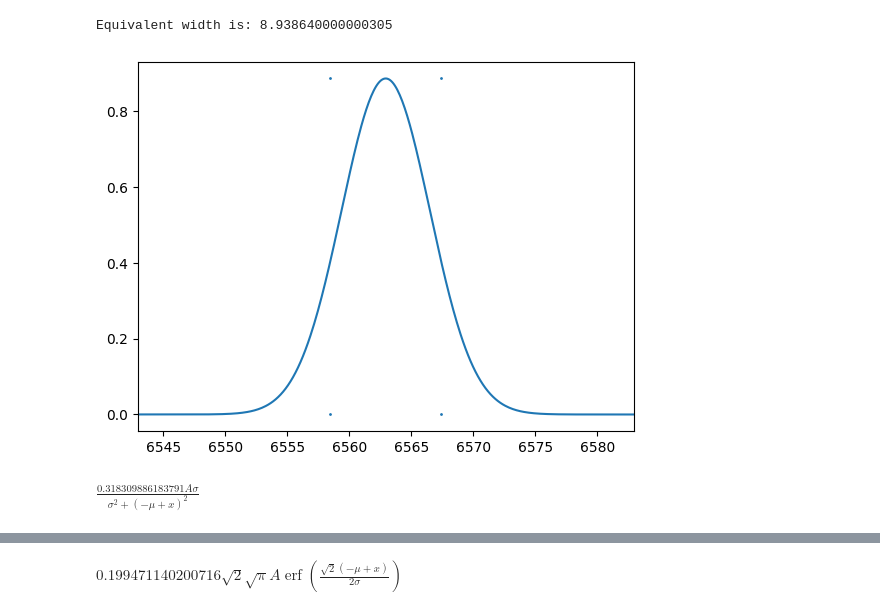
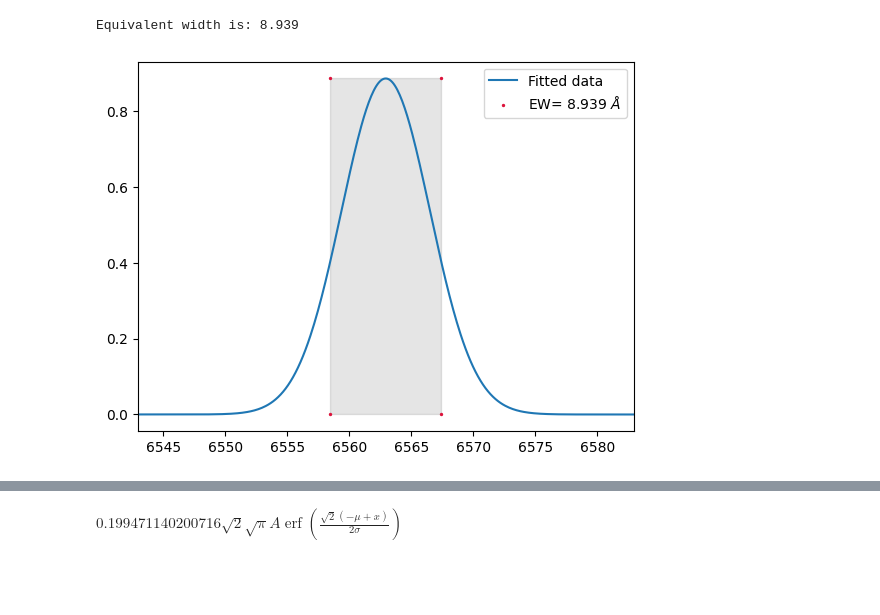
Before and after one commit to Sidius-DEV/IR_Variability_Of_BeXRBs_PhD, a Jupyter notebook: Scripts/Test_integrals1.ipynb, the cells around one changed output, grey strips where cells are left out. Drawn from its saved outputs; the diff is of its cells as text; code cells hidden in the pictures; blank space fills up the shorter version.

```diff
--- a/Scripts/Test_integrals1.ipynb
+++ b/Scripts/Test_integrals1.ipynb
@@ -12,7 +13,6 @@ x = smp.symbols('x', real=True)
 amp = smp.symbols('A', real=True)
 mu = smp.symbols('mu', real=True)
 sigma = smp.symbols('sigma', real=True)
-# gam = smp.symbols('g', real=True)
 f = amp/(sigma * smp.sqrt(2 * np.pi)) * smp.exp(-(x-mu)**2/(2 * sigma**2)) # Gaussian according to https://lmfit.github.io/lmfit-py/builtin_models.html#gaussianmodel
 f
 
@@ -22,46 +22,37 @@ f = lambda x: a/(b * np.sqrt(2 * np.pi)) * np.exp(-(x-c)**2/(2 * b**2))
 a,b,c = 7.922,3.566,6562.93 #input the values for amplitude, width, centre of peak
 height = 0.398942280401433*a/b #Get the true height of the peak
 FULL_integral = quad(f, 6400, 6700)[0] #this is the full value if the fitted function is integrated
 
 step_size = 0.00001 #step size with which the rectangle width is increased until that rectangle has the same area as the full integral
 delta = 0 # Place holder variables up to PART_integral, this one is for the size of the move away from the centre
 left = 0 # The left point where the EW measurement is taken
 right = 0 # The right point where the EW measurement is taken
 PART_integral = 0 #Area of the rectangle used to find EW
 
 while(PART_integral<=FULL_integral):
     delta = delta+step_size
     left = c - delta
     right= c + delta
     PART_integral = height * (2*delta)
     # print(PART_integral,FULL_integral)
 EW = right-left
-print(f"Equivalent width is: {EW}")
+print(f"Equivalent width is: {round(EW,3)}")
 
 
 def func(x): #This is just for plotting so use the definitions I already made.
     a,b,c = 7.922,3.566,6562.93 #Values for Amplitude (not height!), width (sigma) and centre of the  fitted curve (mu)
     return a/(b * np.sqrt(2 * np.pi)) * np.exp(-(x-c)**2/(2 * b**2))
 
 xvals=np.linspace(6500,6600,1000)
 yvals=[]
 for i in range(0,len(xvals)):
     yvals.append(func(xvals[i]))
-plt.scatter([left,right,right,left],[height,height,0,0], s=1)
-plt.plot(xvals,yvals)
+plt.plot(xvals,yvals, label="Fitted data")
+plt.fill_betweenx([min(yvals),max(yvals)],left,right, alpha=0.1,color="black")
+plt.scatter([left,right,right,left],[height,height,0,0], s=2, color="crimson",label=rf"EW= {round(EW,3)} $\AA$")
 plt.xlim(c-20,c+20)
+plt.legend(fontsize=10)
 plt.show()
 # %% [output]
-Equivalent width is: 8.938640000000305
+Equivalent width is: 8.939
-[figure, old version]
+[figure, new version]
-# %%
-##### Lorentzian symbolic definition
-x = smp.symbols('x', real=True)
-amp = smp.symbols('A', real=True)
-mu = smp.symbols('mu', real=True)
-sigma = smp.symbols('sigma', real=True)
-# gam = smp.symbols('g', real=True)
-f = amp/(np.pi) * (sigma/((x-mu)**2+sigma**2)) # Lorentzian according to https://lmfit.github.io/lmfit-py/builtin_models.html#lorentzianmodel
-f
-# %% [output]
-$\displaystyle \frac{0.318309886183791 A \sigma}{\sigma^{2} + \left(- \mu + x\right)^{2}}$
```
Also changed, not shown: parts of 3 cells of this notebook, 1 other file.
